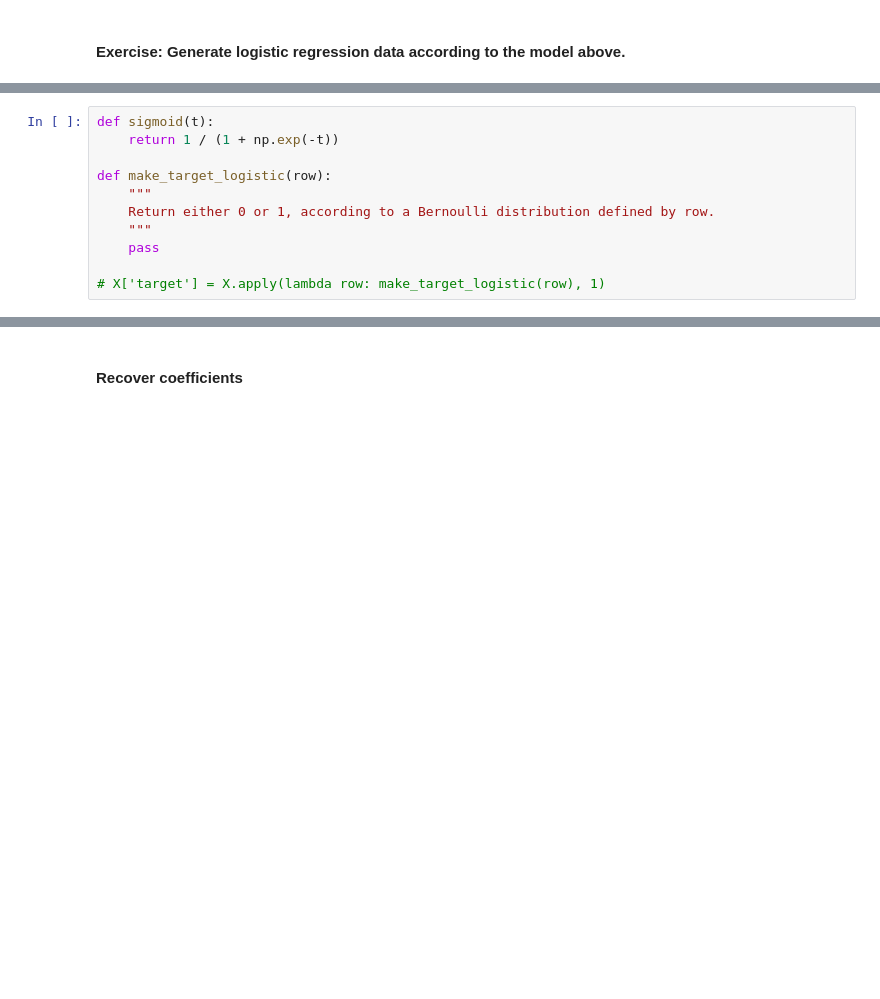
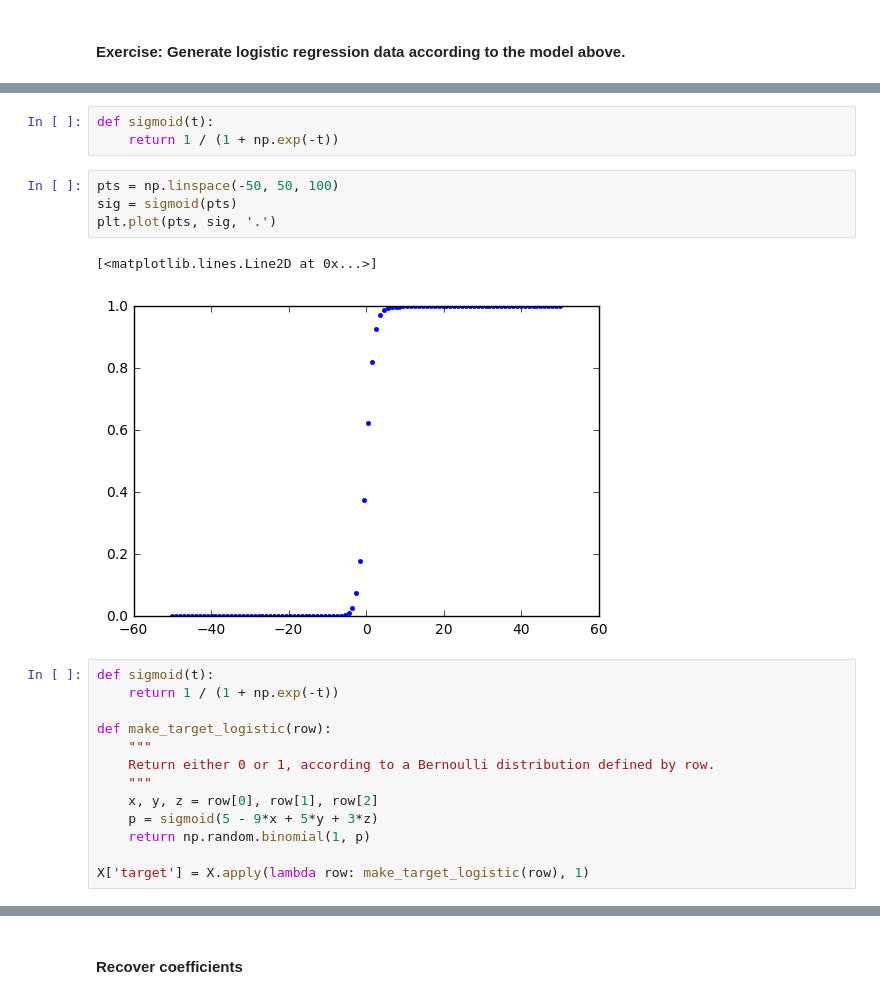
Before and after one commit to nwchen24/Machine_learning_coursework, a Jupyter notebook: Week5/regression.ipynb, the cells around one changed output, grey strips where cells are left out. Saved outputs shown, nothing was run; the diff lists cells and outputs as text; blank space fills up the shorter version.

```diff
--- a/Week5/regression.ipynb
+++ b/Week5/regression.ipynb
@@ -67,3 +138,13 @@ $$
+# %%
+def sigmoid(t):
+    return 1 / (1 + np.exp(-t))
+# %%
+pts = np.linspace(-50, 50, 100)
+sig = sigmoid(pts)
+plt.plot(pts, sig, '.')
+# %% [output]
+[<matplotlib.lines.Line2D at 0x...>]
+[figure, added]
 # %%
 def sigmoid(t):
     return 1 / (1 + np.exp(-t))
@@ -72,6 +153,8 @@ def make_target_logistic(row):
     """
     Return either 0 or 1, according to a Bernoulli distribution defined by row.
     """
-    pass
+    x, y, z = row[0], row[1], row[2]
+    p = sigmoid(5 - 9*x + 5*y + 3*z)
+    return np.random.binomial(1, p)
 
-# X['target'] = X.apply(lambda row: make_target_logistic(row), 1)
+X['target'] = X.apply(lambda row: make_target_logistic(row), 1)
```
Also changed, not shown: parts of 22 cells of this notebook.
